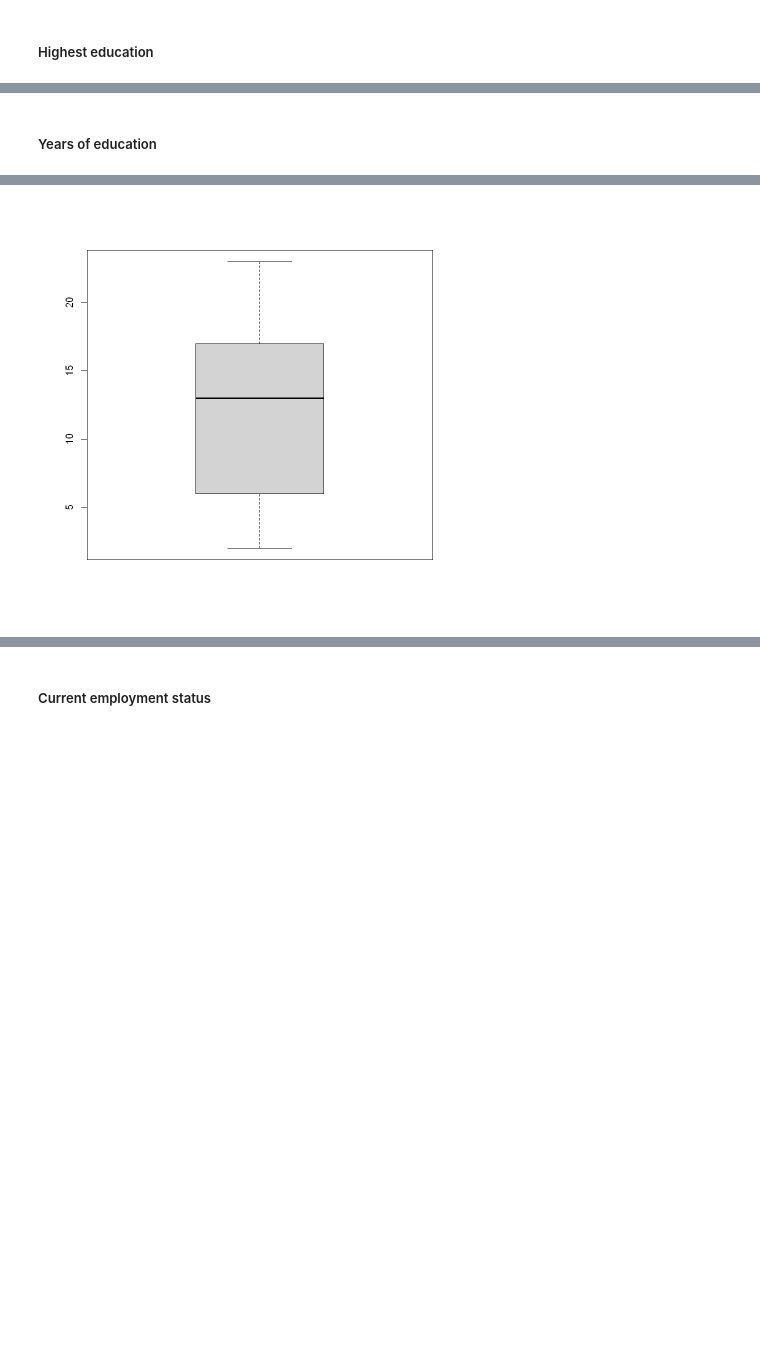
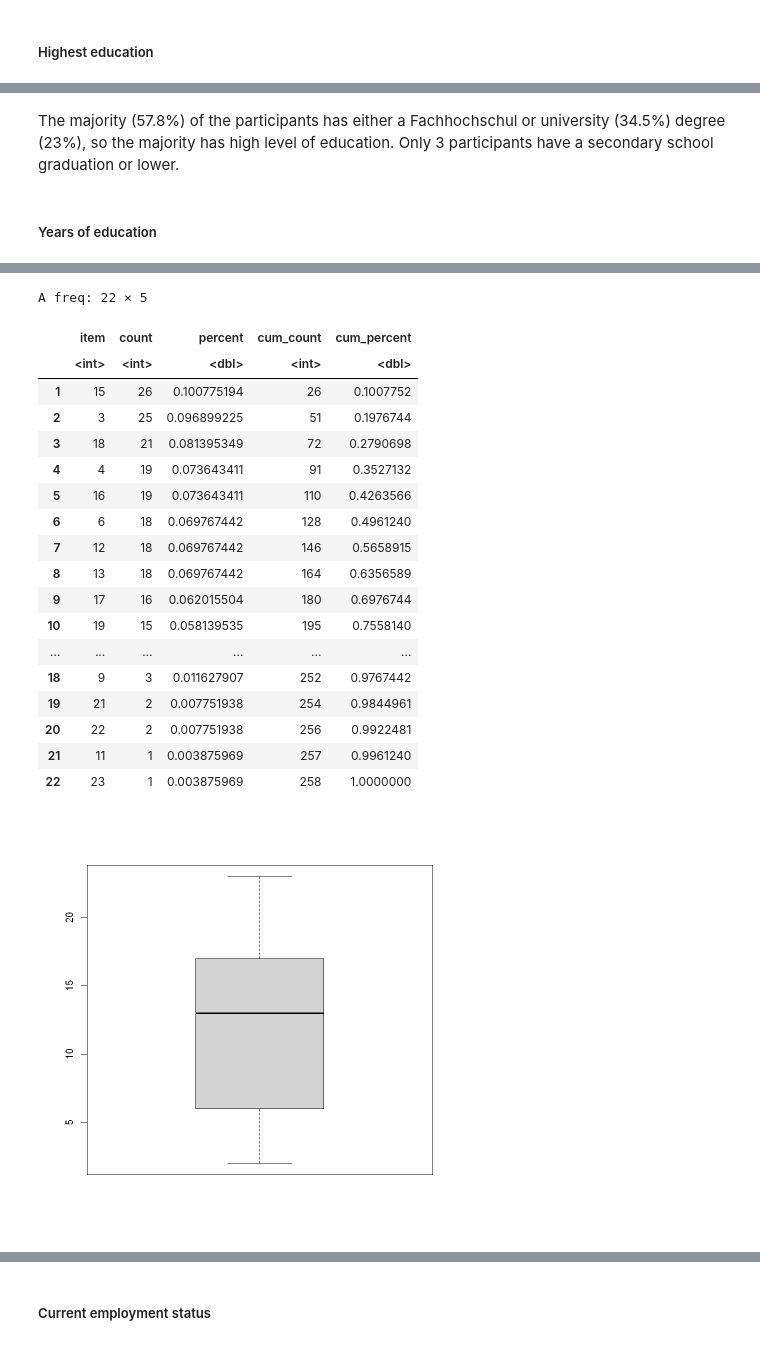
Before and after one commit to hannahmey/meyerhoff_DSP_S21, a Jupyter notebook: Final Project Hannah.ipynb, the cells around one changed output, grey strips where cells are left out. Drawn from its saved outputs; the diff is of its cells as text; code cells hidden in the pictures; blank space fills up the shorter version.

```diff
--- a/Final Project Hannah.ipynb
+++ b/Final Project Hannah.ipynb
@@ -338,9 +331,31 @@ plot(data$Ausbildungsabschluss)
 [figure]
+# %% [markdown]
+The majority (57.8%) of the participants has either a Fachhochschul or university (34.5%) degree (23%), so the majority has high level of education. Only 3 participants have a secondary school graduation or lower.
 # %% [markdown]
 ##### Years of education
 # %%
 hist(data$Ausbildungsjahre)
 boxplot(data$Ausbildungsjahre)
+freq(data$Ausbildungsjahre)
 # %% [output]
 [figure]
+A freq: 22 × 5
+|  | item | count | percent | cum_count | cum_percent |
+|  | <int> | <int> | <dbl> | <int> | <dbl> |
+| 1 | 15 | 26 | 0.100775194 | 26 | 0.1007752 |
+| 2 | 3 | 25 | 0.096899225 | 51 | 0.1976744 |
+| 3 | 18 | 21 | 0.081395349 | 72 | 0.2790698 |
+| 4 | 4 | 19 | 0.073643411 | 91 | 0.3527132 |
+| 5 | 16 | 19 | 0.073643411 | 110 | 0.4263566 |
+| 6 | 6 | 18 | 0.069767442 | 128 | 0.4961240 |
+| 7 | 12 | 18 | 0.069767442 | 146 | 0.5658915 |
+| 8 | 13 | 18 | 0.069767442 | 164 | 0.6356589 |
+| 9 | 17 | 16 | 0.062015504 | 180 | 0.6976744 |
+| 10 | 19 | 15 | 0.058139535 | 195 | 0.7558140 |
+| ... | ... | ... | ... | ... | ... |
+| 18 | 9 | 3 | 0.011627907 | 252 | 0.9767442 |
+| 19 | 21 | 2 | 0.007751938 | 254 | 0.9844961 |
+| 20 | 22 | 2 | 0.007751938 | 256 | 0.9922481 |
+| 21 | 11 | 1 | 0.003875969 | 257 | 0.9961240 |
+| 22 | 23 | 1 | 0.003875969 | 258 | 1.0000000 |
 [figure]
```
Also changed, not shown: parts of 42 cells of this notebook.
